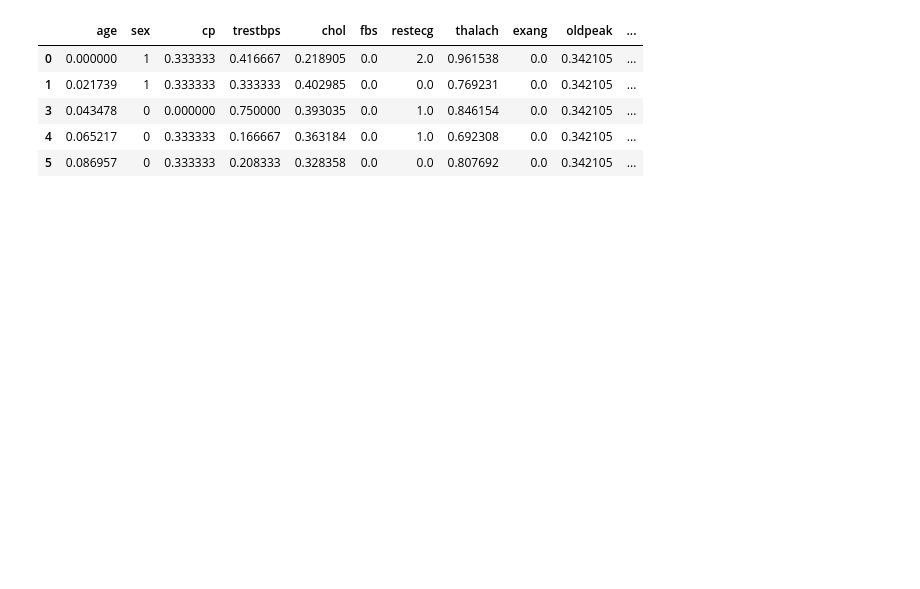
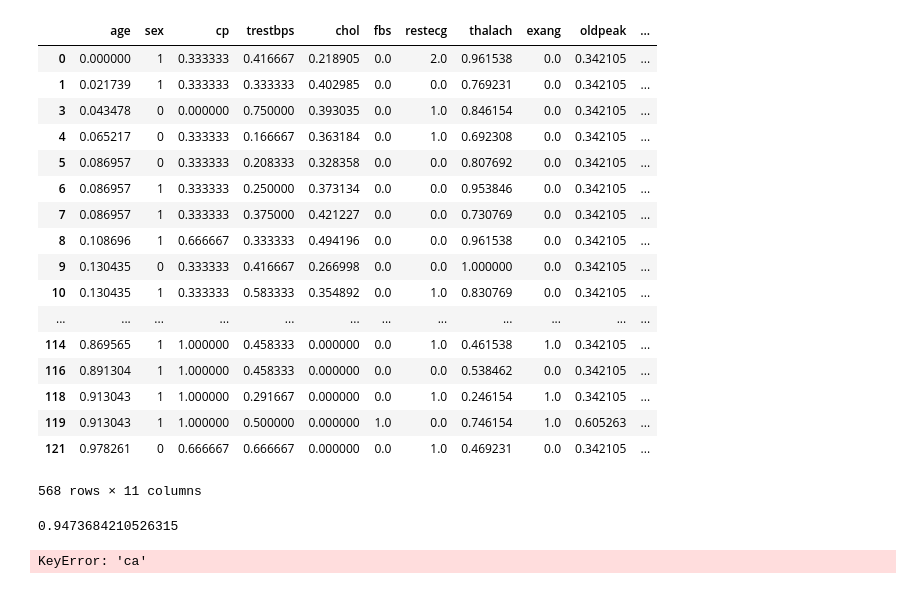
Before and after one commit to UCSB-dataScience-ProjectGroup/Heart-Disease-Classification, a Jupyter notebook: Heart Disease.ipynb, the cells around one changed output. Drawn from its saved outputs; the diff is of its cells as text; code cells hidden in the pictures; blank space fills up the shorter version.

```diff
--- a/Heart Disease.ipynb
+++ b/Heart Disease.ipynb
@@ -22,6 +22,7 @@ from sklearn.model_selection import train_test_split # Create training and test
 from sklearn.neighbors import KNeighborsClassifier # Kth Nearest Neighbor
 from sklearn.tree import DecisionTreeClassifier # Decision Trees
 from sklearn.tree import export_graphviz # Extract Decision Tree visual
+from sklearn import tree #decision trees
 from sklearn.ensemble import RandomForestClassifier # Random Forest
 from sklearn.neural_network import MLPClassifier # Neural Networks
 from sklearn.metrics import roc_curve # ROC Curves
@@ -64,15 +65,10 @@ def normalize(heartDisease, toNormalize):#normalizes
     return result
 toNormalize = ['age', 'cp', 'trestbps', 'chol', 'thalach', 'oldpeak']#columns to normalize
 data = normalize(data, toNormalize)
-data = data.dropna()
-data.head()
+data = data.dropna()#gets rid of nan values
+counter = 0
+for i in range(1,5):#replaces angiography numbers with 1
+    data['heart disease(by angiography)'] = data['heart disease(by angiography)'].replace(i,1)
-# %% [output]
-|  | age | sex | cp | trestbps | chol | fbs | restecg | thalach | exang | oldpeak | ... |
-| 0 | 0.000000 | 1 | 0.333333 | 0.416667 | 0.218905 | 0.0 | 2.0 | 0.961538 | 0.0 | 0.342105 | ... |
-| 1 | 0.021739 | 1 | 0.333333 | 0.333333 | 0.402985 | 0.0 | 0.0 | 0.769231 | 0.0 | 0.342105 | ... |
-| 3 | 0.043478 | 0 | 0.000000 | 0.750000 | 0.393035 | 0.0 | 1.0 | 0.846154 | 0.0 | 0.342105 | ... |
-| 4 | 0.065217 | 0 | 0.333333 | 0.166667 | 0.363184 | 0.0 | 1.0 | 0.692308 | 0.0 | 0.342105 | ... |
-| 5 | 0.086957 | 0 | 0.333333 | 0.208333 | 0.328358 | 0.0 | 0.0 | 0.807692 | 0.0 | 0.342105 | ... |
 # %%
 #count = 0
 #for item in data:
@@ -84,0 +79,65 @@ train, test = train_test_split(breastCancer, test_size = 0.20, random_state = 42
+# %%
+train0, test0 = train_test_split(data, test_size = 0.20, random_state = 42)# splits data into test set and train set
+
+data
+# %% [output]
+|  | age | sex | cp | trestbps | chol | fbs | restecg | thalach | exang | oldpeak | ... |
+| 0 | 0.000000 | 1 | 0.333333 | 0.416667 | 0.218905 | 0.0 | 2.0 | 0.961538 | 0.0 | 0.342105 | ... |
+| 1 | 0.021739 | 1 | 0.333333 | 0.333333 | 0.402985 | 0.0 | 0.0 | 0.769231 | 0.0 | 0.342105 | ... |
+| 3 | 0.043478 | 0 | 0.000000 | 0.750000 | 0.393035 | 0.0 | 1.0 | 0.846154 | 0.0 | 0.342105 | ... |
+| 4 | 0.065217 | 0 | 0.333333 | 0.166667 | 0.363184 | 0.0 | 1.0 | 0.692308 | 0.0 | 0.342105 | ... |
+| 5 | 0.086957 | 0 | 0.333333 | 0.208333 | 0.328358 | 0.0 | 0.0 | 0.807692 | 0.0 | 0.342105 | ... |
+| 6 | 0.086957 | 1 | 0.333333 | 0.250000 | 0.373134 | 0.0 | 0.0 | 0.953846 | 0.0 | 0.342105 | ... |
+| 7 | 0.086957 | 1 | 0.333333 | 0.375000 | 0.421227 | 0.0 | 0.0 | 0.730769 | 0.0 | 0.342105 | ... |
+| 8 | 0.108696 | 1 | 0.666667 | 0.333333 | 0.494196 | 0.0 | 0.0 | 0.961538 | 0.0 | 0.342105 | ... |
+| 9 | 0.130435 | 0 | 0.333333 | 0.416667 | 0.266998 | 0.0 | 0.0 | 1.000000 | 0.0 | 0.342105 | ... |
+| 10 | 0.130435 | 1 | 0.333333 | 0.583333 | 0.354892 | 0.0 | 1.0 | 0.830769 | 0.0 | 0.342105 | ... |
+| ... | ... | ... | ... | ... | ... | ... | ... | ... | ... | ... | ... |
+| 114 | 0.869565 | 1 | 1.000000 | 0.458333 | 0.000000 | 0.0 | 1.0 | 0.461538 | 1.0 | 0.342105 | ... |
+| 116 | 0.891304 | 1 | 1.000000 | 0.458333 | 0.000000 | 0.0 | 0.0 | 0.538462 | 0.0 | 0.342105 | ... |
+| 118 | 0.913043 | 1 | 1.000000 | 0.291667 | 0.000000 | 0.0 | 1.0 | 0.246154 | 1.0 | 0.342105 | ... |
+| 119 | 0.913043 | 1 | 1.000000 | 0.500000 | 0.000000 | 1.0 | 0.0 | 0.746154 | 1.0 | 0.605263 | ... |
+| 121 | 0.978261 | 0 | 0.666667 | 0.666667 | 0.000000 | 0.0 | 1.0 | 0.469231 | 0.0 | 0.342105 | ... |
+568 rows × 11 columns
+# %%
+clf = tree.DecisionTreeClassifier()
+clf = clf.fit(train0[['age', 'sex', 'cp','trestbps','chol','fbs','restecg','thalach','exang','oldpeak']], train0['heart disease(by angiography)'])
+predictions = clf.predict(test0[['age', 'sex', 'cp','trestbps','chol','fbs','restecg','thalach','exang','oldpeak']])
+predictright = 0
+predictions.shape[0]
+for i in range(0,predictions.shape[0]-1):
+    if (predictions[i]== test0.iloc[i][10]):
+        predictright +=1
+rightpercent = predictright/predictions.shape[0]
+rightpercent
+# %% [output]
+0.9473684210526315
+# %%
+#PUTTING TOGETHER A DATASET FOR THE DATABASES THAT DO NOT HAVE ONLY 1S FOR HEART DISEASE
+datatemp2 = [ClevelandHeartDisease, SwitzerlandHeartDisease]
+data2 = pd.concat(datatemp2)
+del data2['ca']
+del data2['slope']
+del data2['thal']#these delete the columns that have a lot of ? values and so aren't very useful to us
+
+data2 = data2.replace('?',np.nan)#convert ? values to np.nan
+
+for item in data2:#converts everything to floats
+    data2[item] = pd.to_numeric(data2[item])
+
+data2 = normalize(data2, toNormalize)
+data2 = data2.dropna()#gets rid of nan values
+train2, test2 = train_test_split(data2, test_size = 0.20, random_state = 42)#splits data into test set and training set
+
+#CREATING AND EDITING DATASET FOR JUST HUNGARIAN HEART DISEASE
+del HungarianHeartDisease['ca']
+del HungarianHeartDisease['slope']
+del HungarianHeartDisease['thal']#these delete the columns that have a lot of ? values and so aren't very useful to us
+HungarianHeartDisease = HungarianHeartDisease.replace('?',np.nan)#convert ? values to np.nan
+for item in HungarianHeartDisease:#converts everything to floats
+    HungarianHeartDisease[item] = pd.to_numeric(HungarianHeartDisease[item])
+HungarianHeartDisease = normalize(HungarianHeartDisease, toNormalize)
+HungarianHeartDisease = HungarianHeartDisease.dropna()#gets rid of nan values
+trainH, testH = train_test_split(HungarianHeartDisease, test_size = 0.20, random_state = 42)# splits data into test set and train set
+# %% [output]
+KeyError: 'ca'
```
Also changed, not shown: parts of 5 cells of this notebook.
